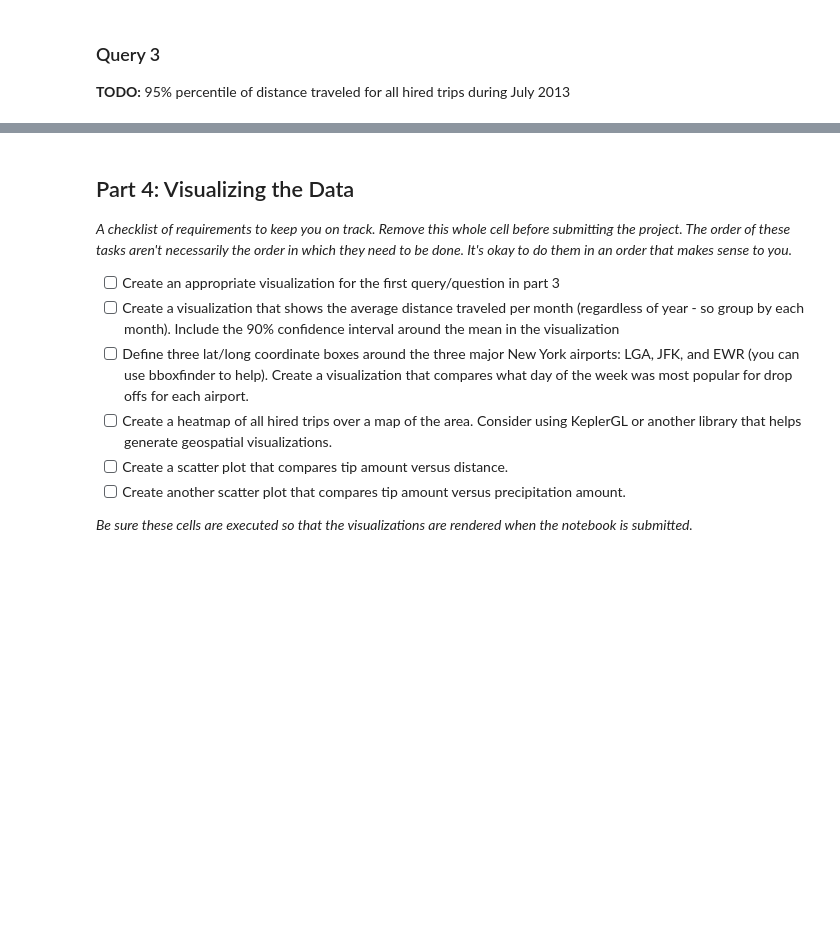
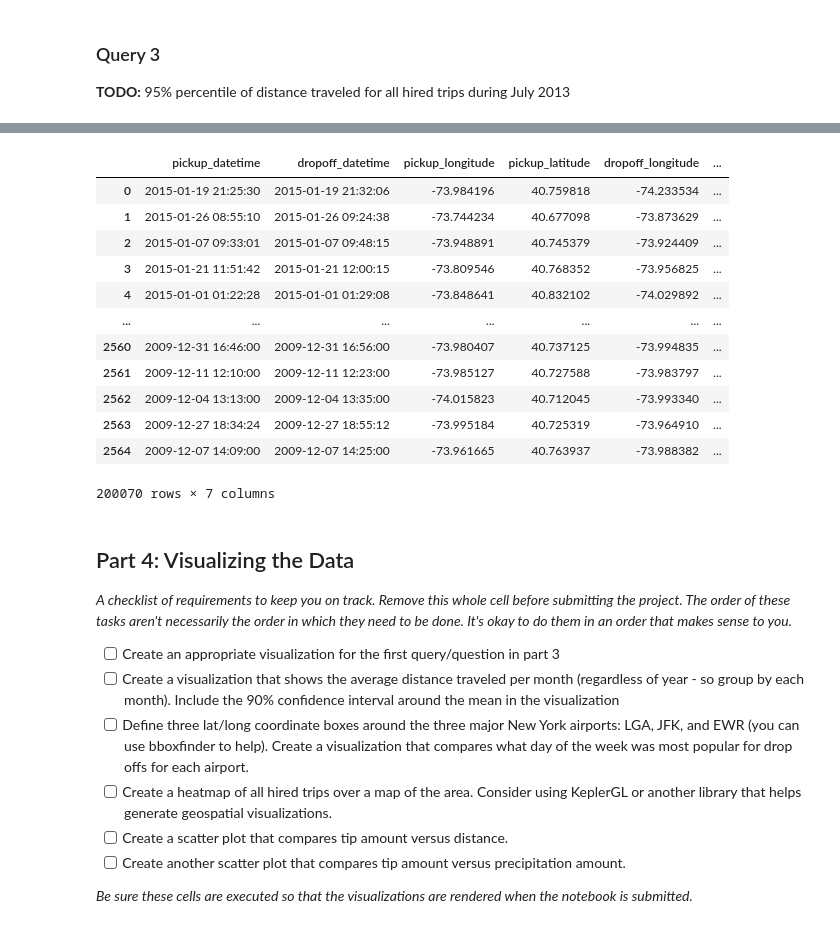
Before and after one commit to Yujdd/4501FP, a Jupyter notebook: Group7_FP.ipynb, the cells around one changed output, grey strips where cells are left out. Saved outputs shown, nothing was run; the diff lists cells and outputs as text; code cells hidden in the pictures; blank space fills up the shorter version.

```diff
--- a/Group7_FP.ipynb
+++ b/Group7_FP.ipynb
@@ -627,3 +709,19 @@ write_query_to_file(QUERY_5, "widest_trips.sql")
+# %%
+taxi_data
+# %% [output]
+|  | pickup_datetime | dropoff_datetime | pickup_longitude | pickup_latitude | dropoff_longitude | ... |
+| 0 | 2015-01-19 21:25:30 | 2015-01-19 21:32:06 | -73.984196 | 40.759818 | -74.233534 | ... |
+| 1 | 2015-01-26 08:55:10 | 2015-01-26 09:24:38 | -73.744234 | 40.677098 | -73.873629 | ... |
+| 2 | 2015-01-07 09:33:01 | 2015-01-07 09:48:15 | -73.948891 | 40.745379 | -73.924409 | ... |
+| 3 | 2015-01-21 11:51:42 | 2015-01-21 12:00:15 | -73.809546 | 40.768352 | -73.956825 | ... |
+| 4 | 2015-01-01 01:22:28 | 2015-01-01 01:29:08 | -73.848641 | 40.832102 | -74.029892 | ... |
+| ... | ... | ... | ... | ... | ... | ... |
+| 2560 | 2009-12-31 16:46:00 | 2009-12-31 16:56:00 | -73.980407 | 40.737125 | -73.994835 | ... |
+| 2561 | 2009-12-11 12:10:00 | 2009-12-11 12:23:00 | -73.985127 | 40.727588 | -73.983797 | ... |
+| 2562 | 2009-12-04 13:13:00 | 2009-12-04 13:35:00 | -74.015823 | 40.712045 | -73.993340 | ... |
+| 2563 | 2009-12-27 18:34:24 | 2009-12-27 18:55:12 | -73.995184 | 40.725319 | -73.964910 | ... |
+| 2564 | 2009-12-07 14:09:00 | 2009-12-07 14:25:00 | -73.961665 | 40.763937 | -73.988382 | ... |
+200070 rows × 7 columns
 # %% [markdown]
 ## Part 4: Visualizing the Data
 
```
Also changed, not shown: parts of 34 cells of this notebook.
